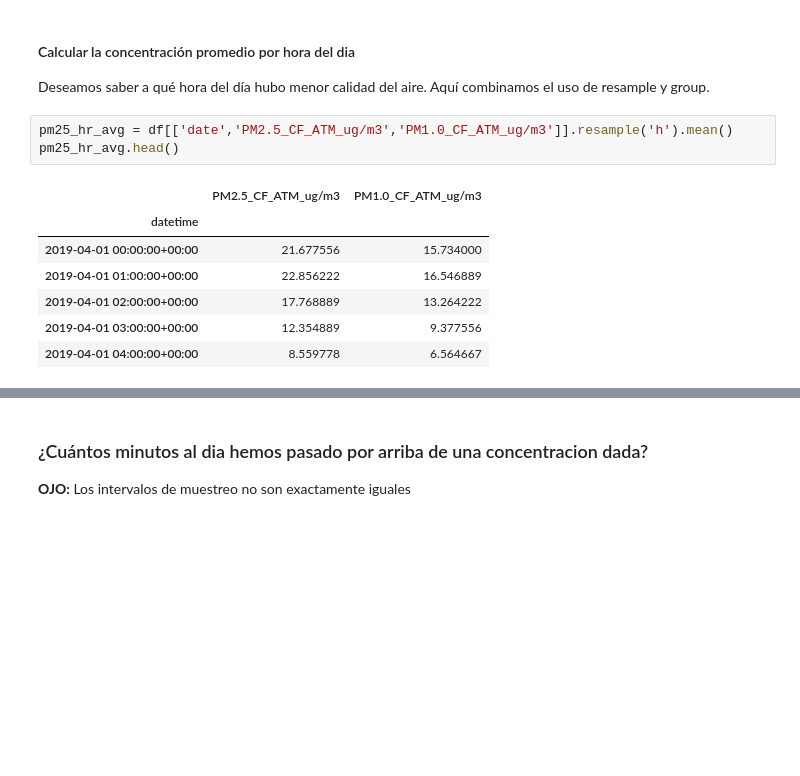
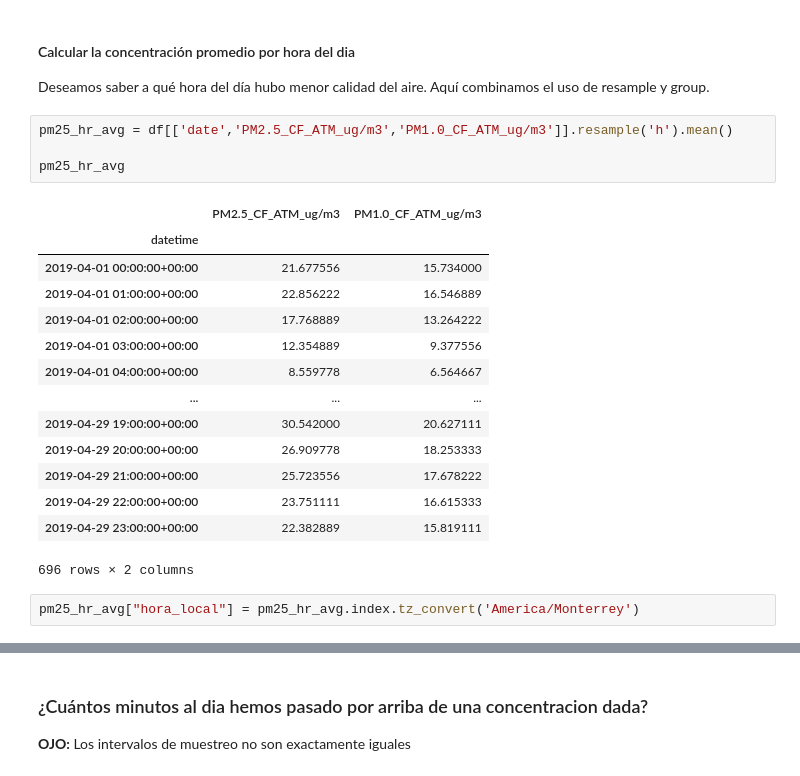
Before and after one commit to tozanni/airhacking_ddmty2019, a Jupyter notebook: AirHacking_DDMTY.ipynb, the cells around one changed output, grey strips where cells are left out. Saved outputs shown, nothing was run; the diff lists cells and outputs as text; blank space fills up the shorter version.

```diff
--- a/AirHacking_DDMTY.ipynb
+++ b/AirHacking_DDMTY.ipynb
@@ -373,13 +373,23 @@ pm25_daily_avg.groupby("AQI_PM2.5_Cat").count()
 Deseamos saber a qué hora del día hubo menor calidad del aire. Aquí combinamos el uso de resample y group.
 # %%
 pm25_hr_avg = df[['date','PM2.5_CF_ATM_ug/m3','PM1.0_CF_ATM_ug/m3']].resample('h').mean()
-pm25_hr_avg.head()
+
+pm25_hr_avg
 # %% [output]
 |  | PM2.5_CF_ATM_ug/m3 | PM1.0_CF_ATM_ug/m3 |
 | datetime |  |  |
 | 2019-04-01 00:00:00+00:00 | 21.677556 | 15.734000 |
 | 2019-04-01 01:00:00+00:00 | 22.856222 | 16.546889 |
 | 2019-04-01 02:00:00+00:00 | 17.768889 | 13.264222 |
 | 2019-04-01 03:00:00+00:00 | 12.354889 | 9.377556 |
 | 2019-04-01 04:00:00+00:00 | 8.559778 | 6.564667 |
+| ... | ... | ... |
+| 2019-04-29 19:00:00+00:00 | 30.542000 | 20.627111 |
+| 2019-04-29 20:00:00+00:00 | 26.909778 | 18.253333 |
+| 2019-04-29 21:00:00+00:00 | 25.723556 | 17.678222 |
+| 2019-04-29 22:00:00+00:00 | 23.751111 | 16.615333 |
+| 2019-04-29 23:00:00+00:00 | 22.382889 | 15.819111 |
+696 rows × 2 columns
+# %%
+pm25_hr_avg["hora_local"] = pm25_hr_avg.index.tz_convert('America/Monterrey')
 # %%
```
Also changed, not shown: parts of 4 cells of this notebook.
